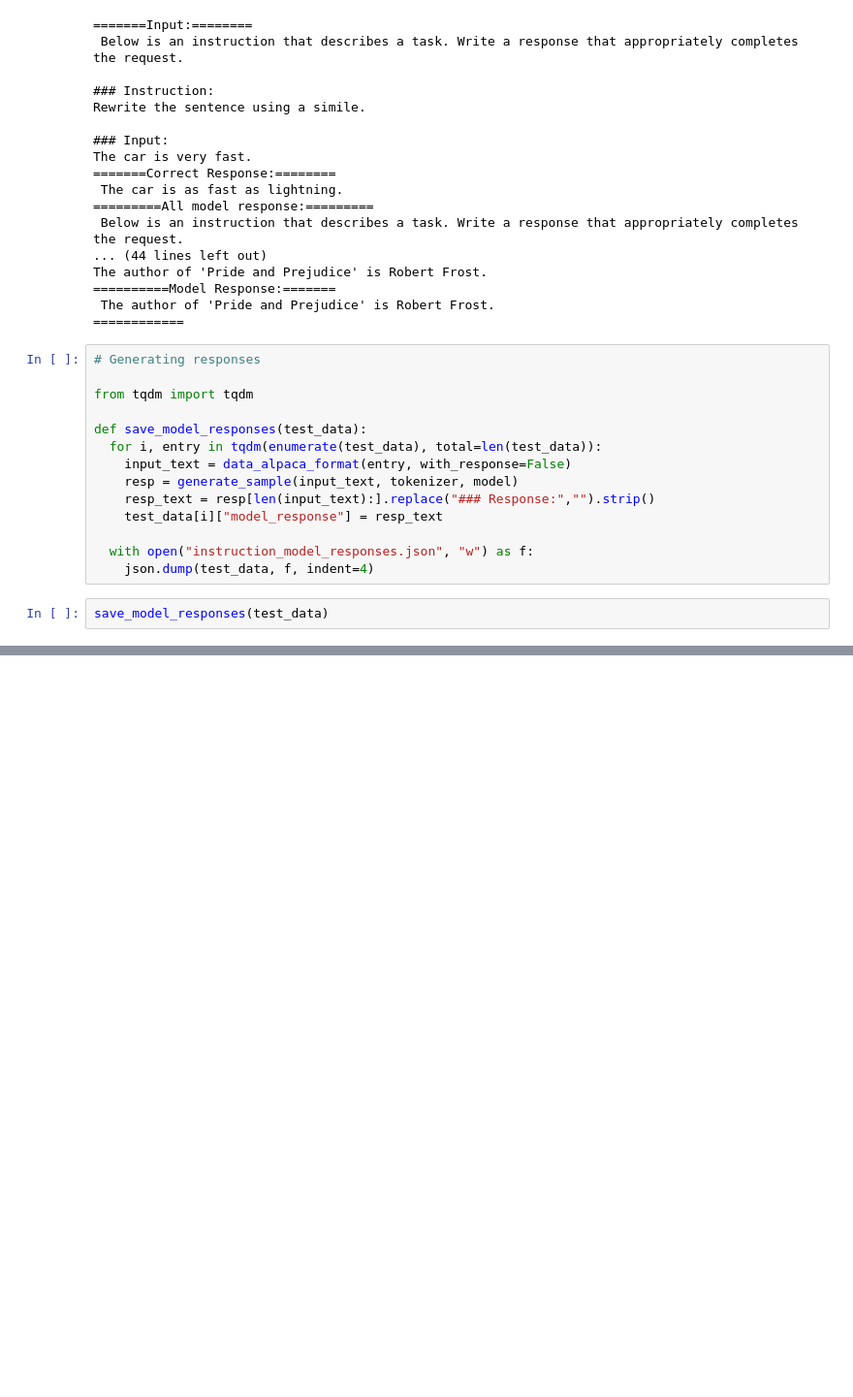
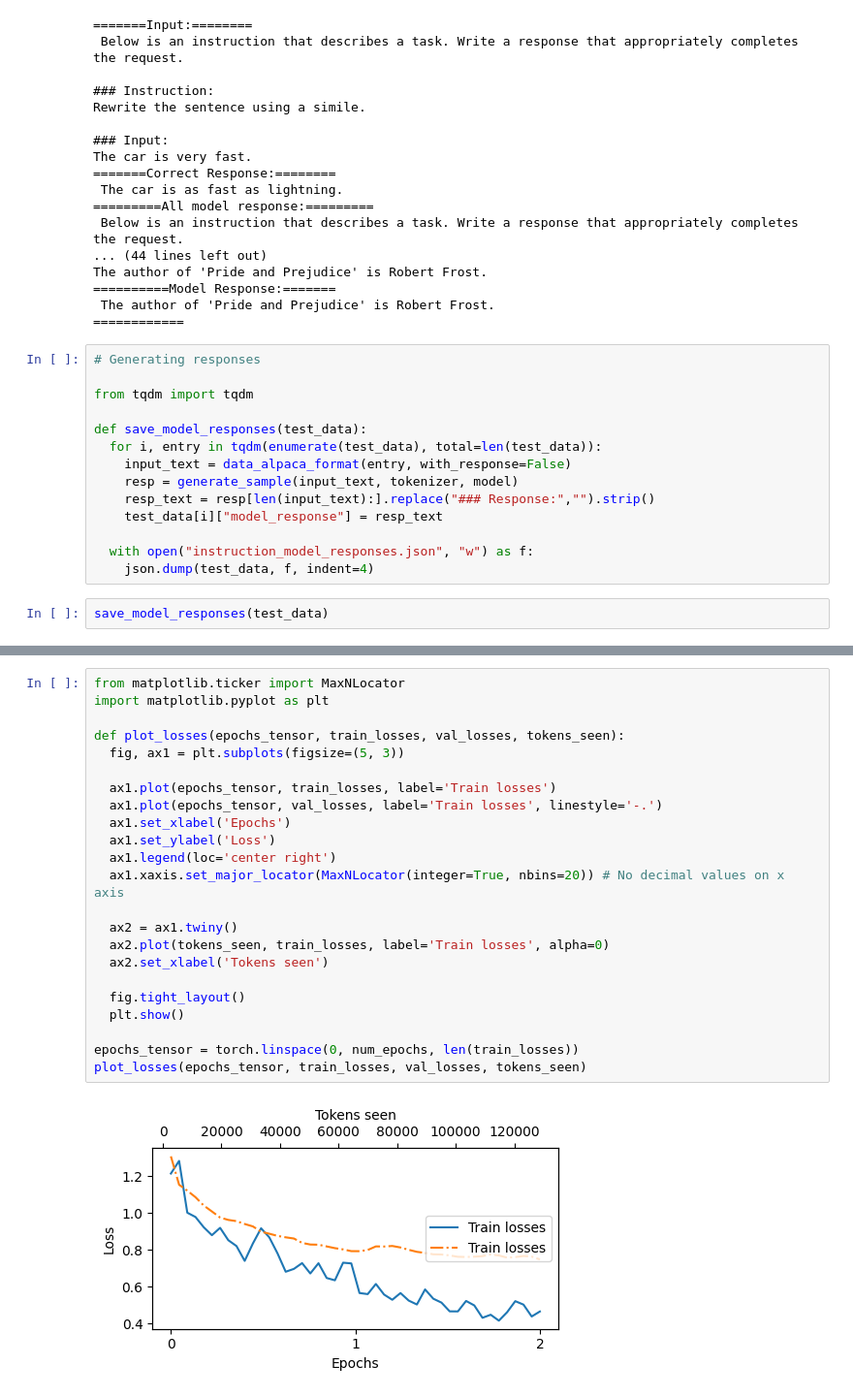
Before and after one commit to himalayanZephyr/llm_from_scratch_book_practice, a Jupyter notebook: LLM_From_Scratch_Chap_7.ipynb, the cells around one changed output, grey strips where cells are left out. Shown at 97% size. Drawn from its saved outputs; the diff is of its cells as text; blank space fills up the shorter version.

```diff
--- a/LLM_From_Scratch_Chap_7.ipynb
+++ b/LLM_From_Scratch_Chap_7.ipynb
@@ -877,0 +1105,25 @@ files.download('instruction_model_responses.json')
+# %%
+from matplotlib.ticker import MaxNLocator
+import matplotlib.pyplot as plt
+
+def plot_losses(epochs_tensor, train_losses, val_losses, tokens_seen):
+  fig, ax1 = plt.subplots(figsize=(5, 3))
+
+  ax1.plot(epochs_tensor, train_losses, label='Train losses')
+  ax1.plot(epochs_tensor, val_losses, label='Train losses', linestyle='-.')
+  ax1.set_xlabel('Epochs')
+  ax1.set_ylabel('Loss')
+  ax1.legend(loc='center right')
+  ax1.xaxis.set_major_locator(MaxNLocator(integer=True, nbins=20)) # No decimal values on x axis
+
+  ax2 = ax1.twiny()
+  ax2.plot(tokens_seen, train_losses, label='Train losses', alpha=0)
+  ax2.set_xlabel('Tokens seen')
+
+  fig.tight_layout()
+  plt.show()
+
+epochs_tensor = torch.linspace(0, num_epochs, len(train_losses))
+plot_losses(epochs_tensor, train_losses, val_losses, tokens_seen)
+# %% [output]
+[figure, added]
```
Also changed, not shown: parts of 21 cells of this notebook, 1 other file.
